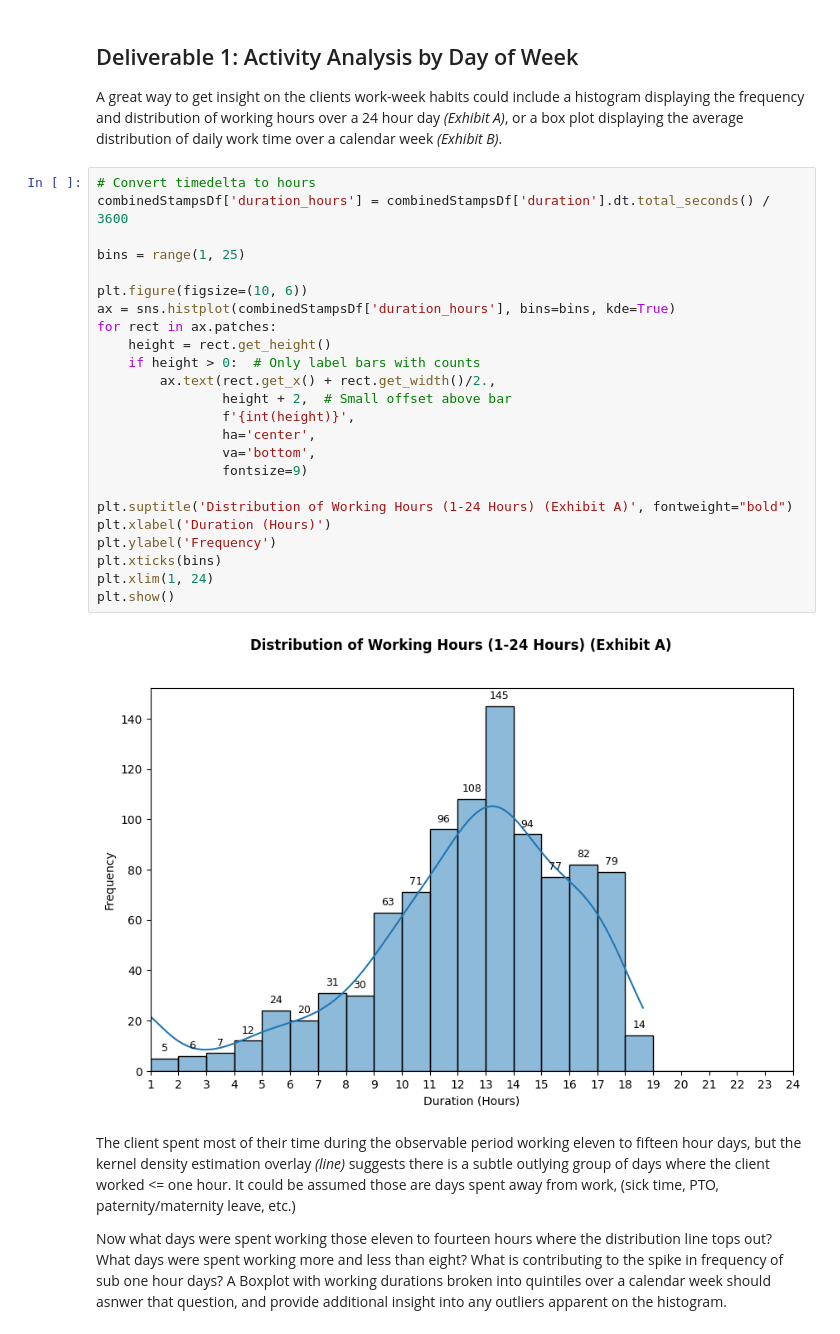
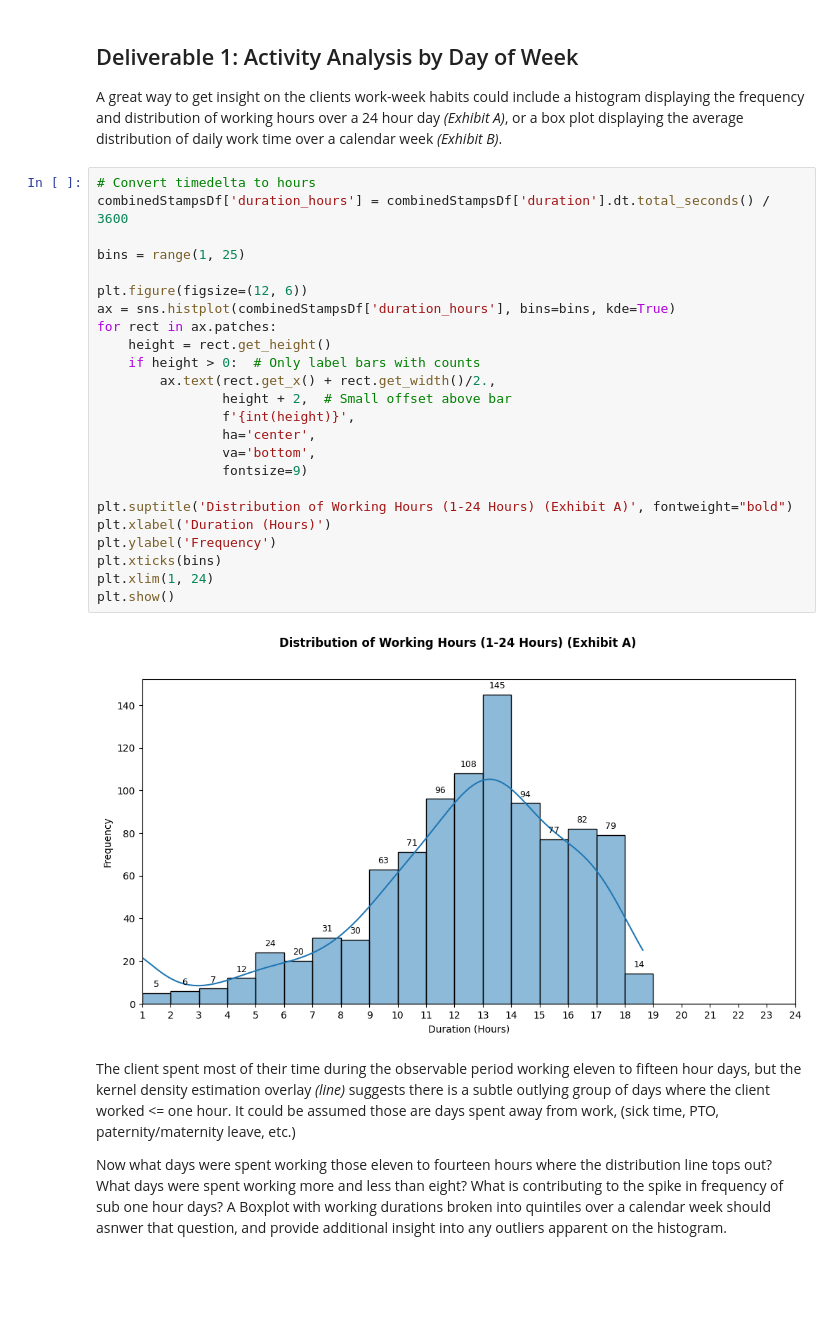
Before and after one commit to SB0912/Consulting-Portfolio, a Jupyter notebook: HvT.ipynb, the cells around one changed output. Drawn from its saved outputs; the diff is of its cells as text; blank space fills up the shorter version.

Commit message:
resize charts

```diff
--- a/HvT.ipynb
+++ b/HvT.ipynb
@@ -280,29 +280,29 @@ A great way to get insight on the clients work-week habits could include a histo
 # %%
 # Convert timedelta to hours
 combinedStampsDf['duration_hours'] = combinedStampsDf['duration'].dt.total_seconds() / 3600
 
 bins = range(1, 25)
 
-plt.figure(figsize=(10, 6))
+plt.figure(figsize=(12, 6))
 ax = sns.histplot(combinedStampsDf['duration_hours'], bins=bins, kde=True)
 for rect in ax.patches:
     height = rect.get_height()
     if height > 0:  # Only label bars with counts
         ax.text(rect.get_x() + rect.get_width()/2.,
                 height + 2,  # Small offset above bar
                 f'{int(height)}',
                 ha='center',
                 va='bottom',
                 fontsize=9)
 
 plt.suptitle('Distribution of Working Hours (1-24 Hours) (Exhibit A)', fontweight="bold")
 plt.xlabel('Duration (Hours)')
 plt.ylabel('Frequency')
 plt.xticks(bins)
 plt.xlim(1, 24)
 plt.show()
 # %% [output]
-[figure, old version]
+[figure, new version]
 # %% [markdown]
 The client spent most of their time during the observable period working eleven to fifteen hour days, but the kernel density estimation overlay *(line)* suggests there is a subtle outlying group of days where the client worked <= one hour. It could be assumed those are days spent away from work, (sick time, PTO, paternity/maternity leave, etc.)
 
```
Also changed, not shown: parts of 6 cells of this notebook.
